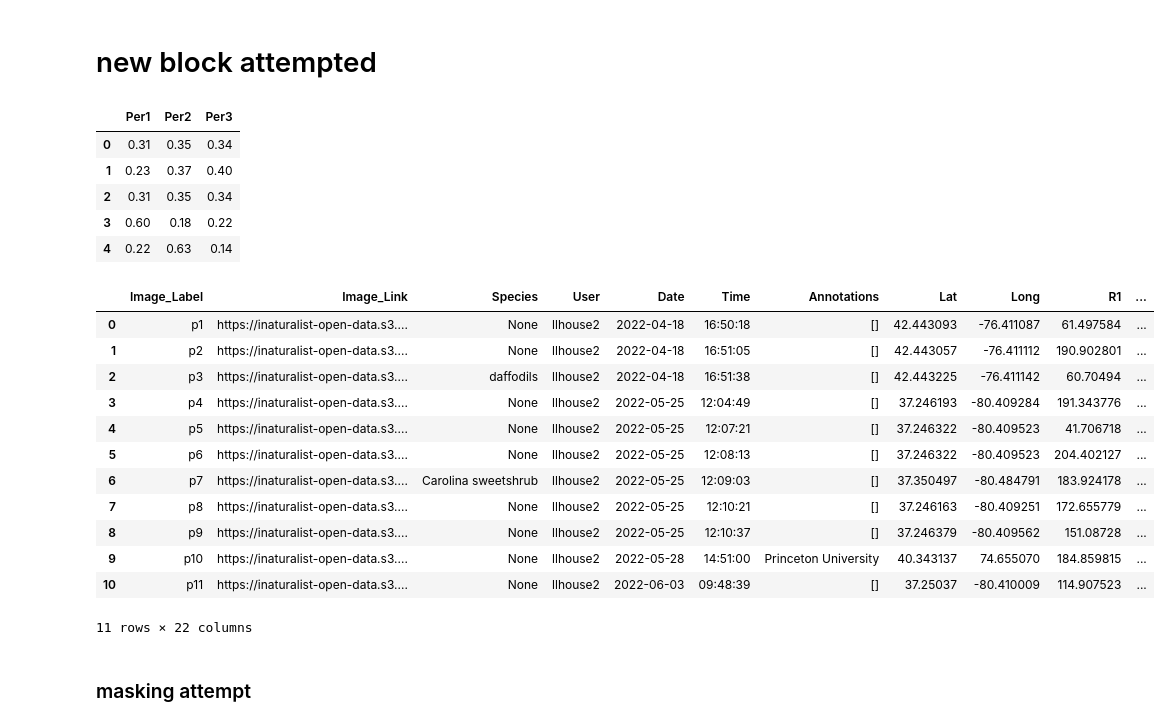
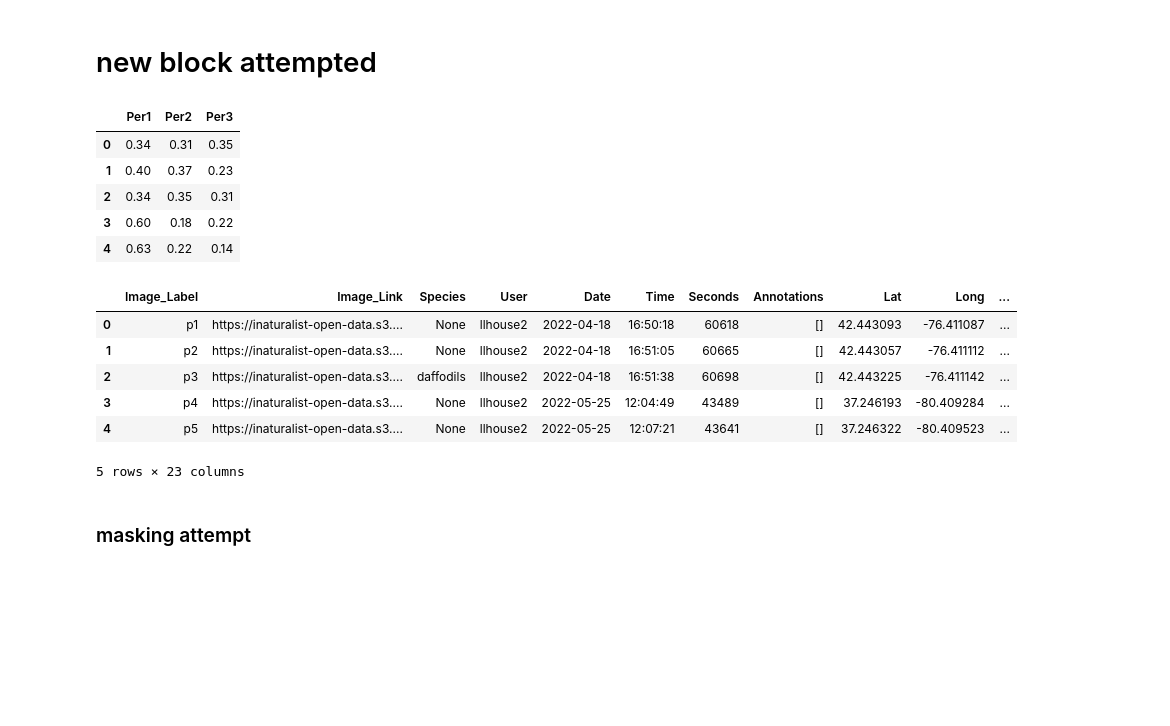
Before and after one commit to JiayueLin-CS/Quest_Project_2022, a Jupyter notebook: Quest_Project_2022.ipynb, the cells around one changed output. Cells and saved outputs as stored; diff of their text form; code cells hidden in the pictures; blank space fills up the shorter version.

```diff
--- a/Quest_Project_2022.ipynb
+++ b/Quest_Project_2022.ipynb
@@ -172,6 +158,15 @@ def removeChar(char):
 
 # Use lambda function to remove the characters after '-'
 iNatStruct['observed_time'] = iNatStruct.observed_time.map(lambda t: removeChar(t))
+# %%
+# Time to Second
+def timeToSec(time):
+    time = time.split(':')
+    sec = int(time[0])*3600 + int(time[1])*60 + int(time[2])
+    return sec
+
+# Use lambda function to convert time to second
+iNatStruct['Seconds'] = iNatStruct.observed_time.map(lambda t: timeToSec(t))
 # %%
 # Remove the characters after '+'
 def removeChara(char):
@@ -187,7 +182,7 @@ iNatStruct.rename(columns = {'species_guess':'Species', 'observed_date':'Date',
                              'annotations':'Annotations', 'latitude':'Lat', 'longitude':'Long'}, inplace = True)
 
 # The structured dataframe is now ready
-iNatStruct = iNatStruct[["Image_Link", "Species", "User", "Date", "Time", "Annotations", "Lat", "Long"]]
+iNatStruct = iNatStruct[["Image_Link", "Species", "User", "Date", "Time", "Seconds", "Annotations", "Lat", "Long"]]
 
 # Add p_ column
 p_lab = ['p'+str(s+1) for s in iNatStruct.index]
@@ -339,11 +334,11 @@ for i in range(len(per)):
 PERdf.head()
 # %% [output]
 |  | Per1 | Per2 | Per3 |
-| 0 | 0.31 | 0.35 | 0.34 |
-| 1 | 0.23 | 0.37 | 0.40 |
-| 2 | 0.31 | 0.35 | 0.34 |
+| 0 | 0.34 | 0.31 | 0.35 |
+| 1 | 0.40 | 0.37 | 0.23 |
+| 2 | 0.34 | 0.35 | 0.31 |
 | 3 | 0.60 | 0.18 | 0.22 |
-| 4 | 0.22 | 0.63 | 0.14 |
+| 4 | 0.63 | 0.22 | 0.14 |
 # %%
 # re-set index to be same as iNatStruct
 RGBdf = RGBdf.set_index(iNatStruct.index)
@@ -356,22 +351,16 @@ result = pd.concat([iNatStruct, RGBdf, PERdf], axis=1)
 # %%
 iNatStruct = result
 #iNatStruct["Percentage"] = per
 iNatStruct["Hex_Color_Code"] = hex_code
-iNatStruct
+iNatStruct.head()
 # %% [output]
-|  | Image_Label | Image_Link | Species | User | Date | Time | Annotations | Lat | Long | R1 | ... |
-| 0 | p1 | https://inaturalist-open-data.s3.... | None | llhouse2 | 2022-04-18 | 16:50:18 | [] | 42.443093 | -76.411087 | 61.497584 | ... |
-| 1 | p2 | https://inaturalist-open-data.s3.... | None | llhouse2 | 2022-04-18 | 16:51:05 | [] | 42.443057 | -76.411112 | 190.902801 | ... |
-| 2 | p3 | https://inaturalist-open-data.s3.... | daffodils | llhouse2 | 2022-04-18 | 16:51:38 | [] | 42.443225 | -76.411142 | 60.70494 | ... |
-| 3 | p4 | https://inaturalist-open-data.s3.... | None | llhouse2 | 2022-05-25 | 12:04:49 | [] | 37.246193 | -80.409284 | 191.343776 | ... |
-| 4 | p5 | https://inaturalist-open-data.s3.... | None | llhouse2 | 2022-05-25 | 12:07:21 | [] | 37.246322 | -80.409523 | 41.706718 | ... |
-| 5 | p6 | https://inaturalist-open-data.s3.... | None | llhouse2 | 2022-05-25 | 12:08:13 | [] | 37.246322 | -80.409523 | 204.402127 | ... |
-| 6 | p7 | https://inaturalist-open-data.s3.... | Carolina sweetshrub | llhouse2 | 2022-05-25 | 12:09:03 | [] | 37.350497 | -80.484791 | 183.924178 | ... |
-| 7 | p8 | https://inaturalist-open-data.s3.... | None | llhouse2 | 2022-05-25 | 12:10:21 | [] | 37.246163 | -80.409251 | 172.655779 | ... |
-| 8 | p9 | https://inaturalist-open-data.s3.... | None | llhouse2 | 2022-05-25 | 12:10:37 | [] | 37.246379 | -80.409562 | 151.08728 | ... |
-| 9 | p10 | https://inaturalist-open-data.s3.... | None | llhouse2 | 2022-05-28 | 14:51:00 | Princeton University | 40.343137 | 74.655070 | 184.859815 | ... |
-| 10 | p11 | https://inaturalist-open-data.s3.... | None | llhouse2 | 2022-06-03 | 09:48:39 | [] | 37.25037 | -80.410009 | 114.907523 | ... |
+|  | Image_Label | Image_Link | Species | User | Date | Time | Seconds | Annotations | Lat | Long | ... |
+| 0 | p1 | https://inaturalist-open-data.s3.... | None | llhouse2 | 2022-04-18 | 16:50:18 | 60618 | [] | 42.443093 | -76.411087 | ... |
+| 1 | p2 | https://inaturalist-open-data.s3.... | None | llhouse2 | 2022-04-18 | 16:51:05 | 60665 | [] | 42.443057 | -76.411112 | ... |
+| 2 | p3 | https://inaturalist-open-data.s3.... | daffodils | llhouse2 | 2022-04-18 | 16:51:38 | 60698 | [] | 42.443225 | -76.411142 | ... |
+| 3 | p4 | https://inaturalist-open-data.s3.... | None | llhouse2 | 2022-05-25 | 12:04:49 | 43489 | [] | 37.246193 | -80.409284 | ... |
+| 4 | p5 | https://inaturalist-open-data.s3.... | None | llhouse2 | 2022-05-25 | 12:07:21 | 43641 | [] | 37.246322 | -80.409523 | ... |
-11 rows × 22 columns
+5 rows × 23 columns
 # %%
 #hist = centroid_histogram(clt)
 #maxPer = max(hist)
```
Also changed, not shown: parts of 3 cells of this notebook.
